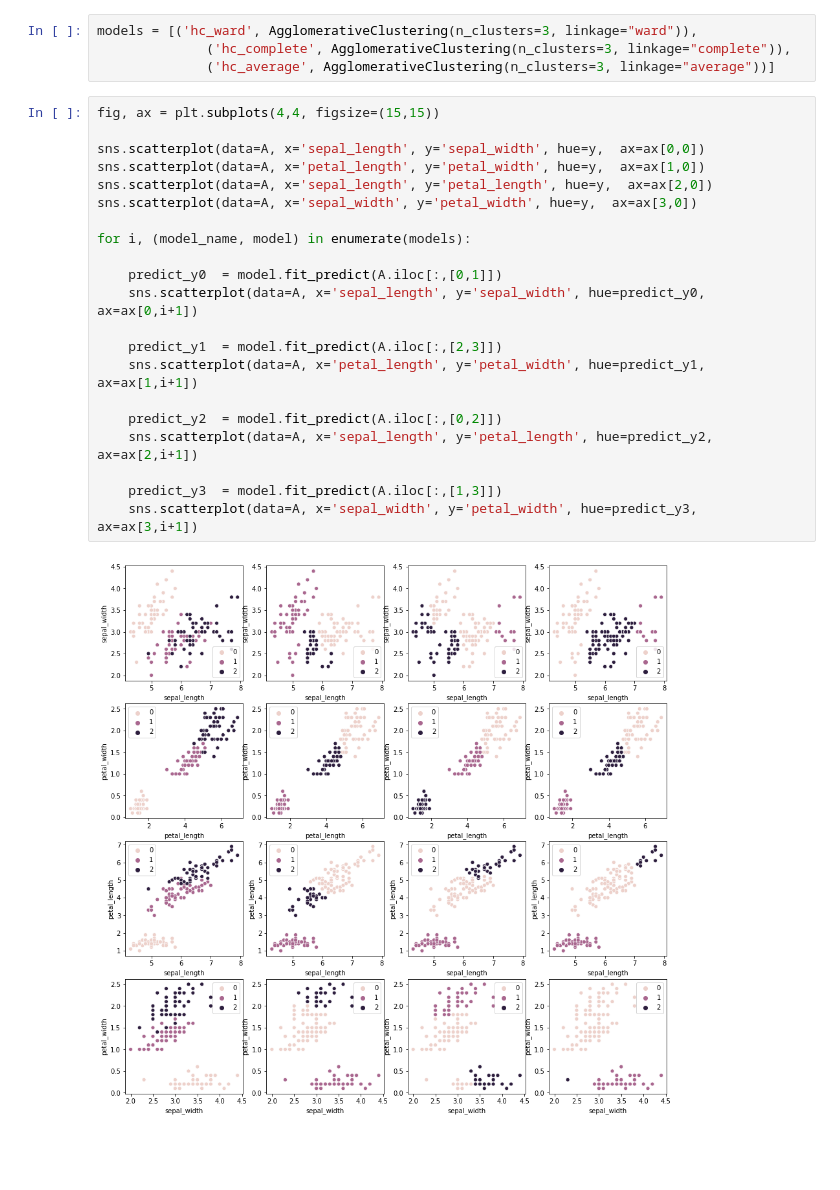
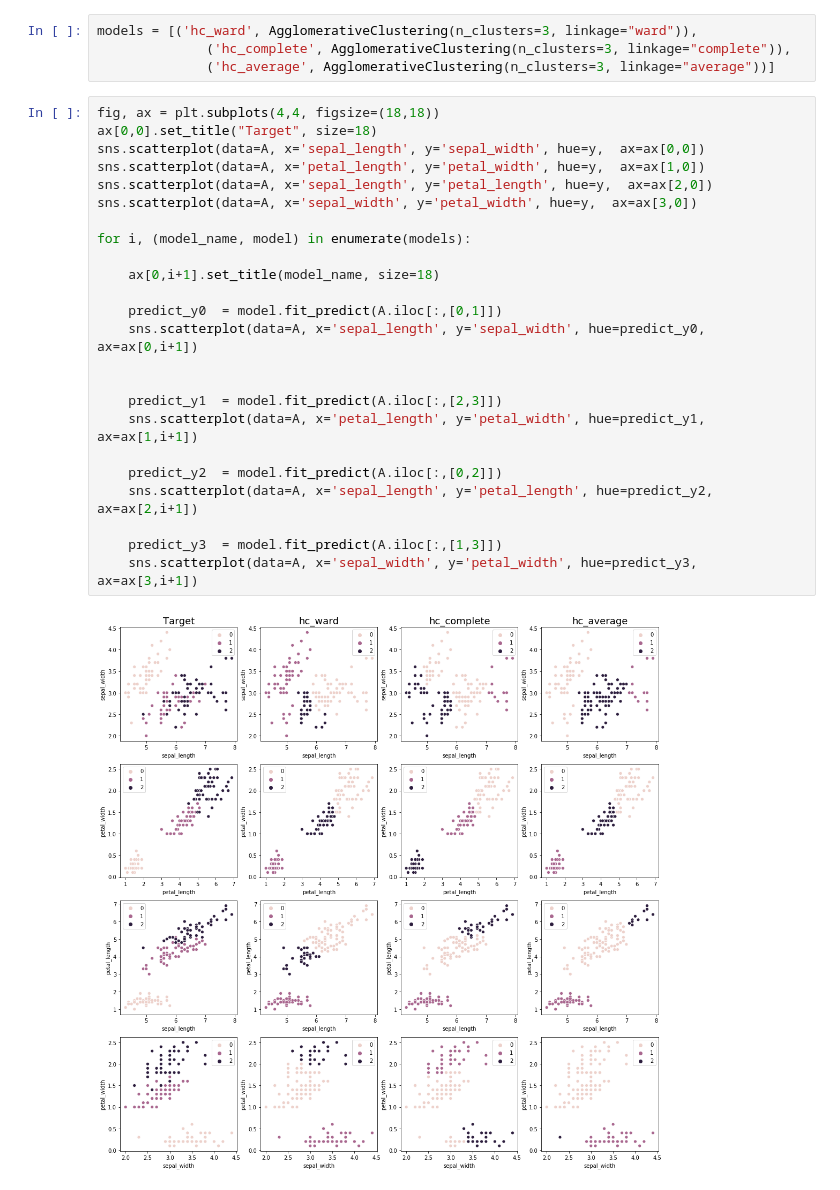
Before and after one commit to flyhead30042/ML100, a Jupyter notebook: homework/Day_057_HW.ipynb, the cells around one changed output. Cells and saved outputs as stored; diff of their text form; blank space fills up the shorter version.

```diff
--- a/homework/Day_057_HW.ipynb
+++ b/homework/Day_057_HW.ipynb
@@ -21,25 +21,28 @@ models = [('hc_ward', AgglomerativeClustering(n_clusters=3, linkage="ward")),
               ('hc_complete', AgglomerativeClustering(n_clusters=3, linkage="complete")),
               ('hc_average', AgglomerativeClustering(n_clusters=3, linkage="average"))]
 # %%
-fig, ax = plt.subplots(4,4, figsize=(15,15))
-
+fig, ax = plt.subplots(4,4, figsize=(18,18))
+ax[0,0].set_title("Target", size=18)
 sns.scatterplot(data=A, x='sepal_length', y='sepal_width', hue=y,  ax=ax[0,0])
 sns.scatterplot(data=A, x='petal_length', y='petal_width', hue=y,  ax=ax[1,0])
 sns.scatterplot(data=A, x='sepal_length', y='petal_length', hue=y,  ax=ax[2,0])
 sns.scatterplot(data=A, x='sepal_width', y='petal_width', hue=y,  ax=ax[3,0])
 
 for i, (model_name, model) in enumerate(models):
 
+    ax[0,i+1].set_title(model_name, size=18)
+
     predict_y0  = model.fit_predict(A.iloc[:,[0,1]])
     sns.scatterplot(data=A, x='sepal_length', y='sepal_width', hue=predict_y0,  ax=ax[0,i+1])
+
 
     predict_y1  = model.fit_predict(A.iloc[:,[2,3]])
     sns.scatterplot(data=A, x='petal_length', y='petal_width', hue=predict_y1,  ax=ax[1,i+1])
 
     predict_y2  = model.fit_predict(A.iloc[:,[0,2]])
     sns.scatterplot(data=A, x='sepal_length', y='petal_length', hue=predict_y2,  ax=ax[2,i+1])
 
     predict_y3  = model.fit_predict(A.iloc[:,[1,3]])
     sns.scatterplot(data=A, x='sepal_width', y='petal_width', hue=predict_y3,  ax=ax[3,i+1])
 # %% [output]
-[figure, old version]
+[figure, new version]
```
